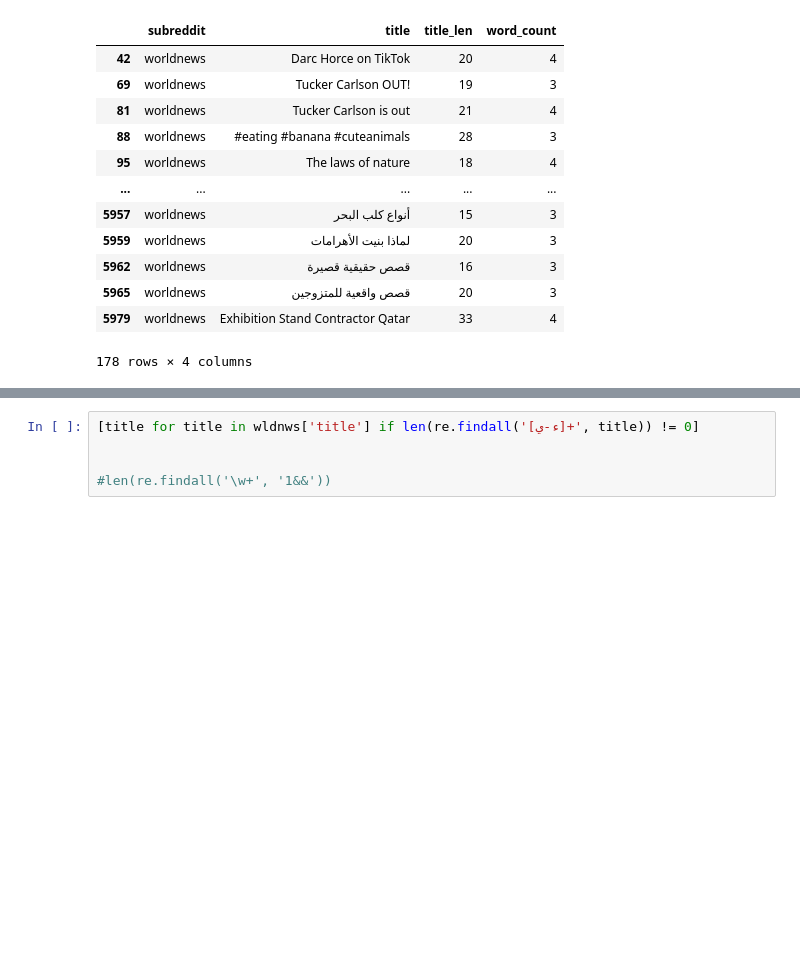
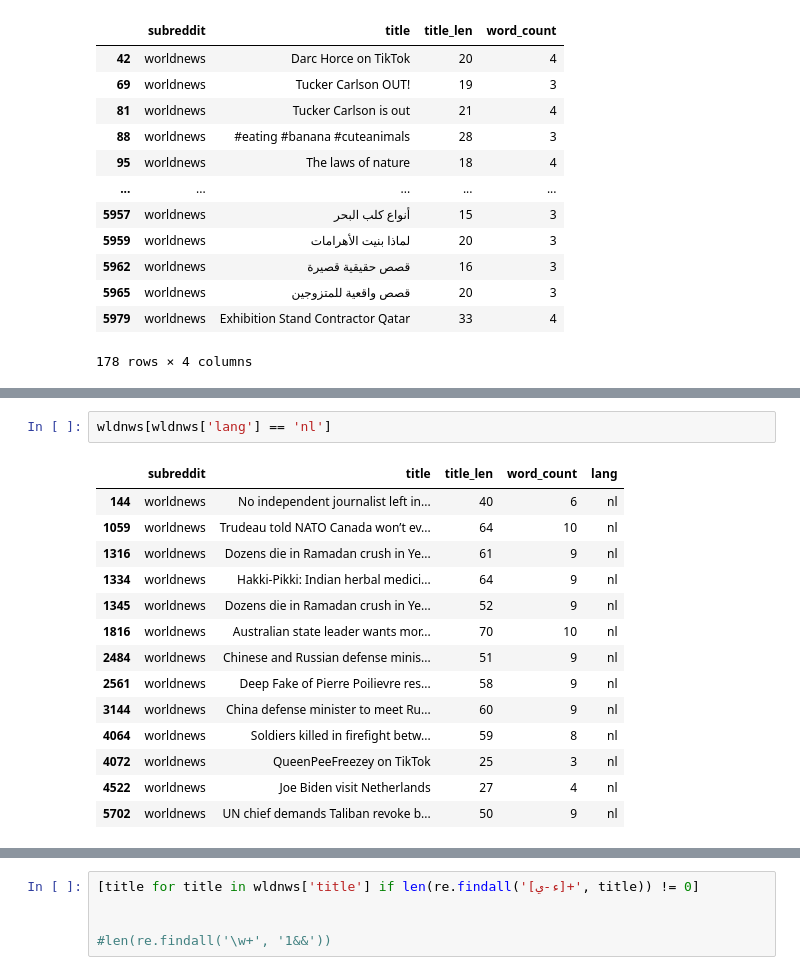
Before and after one commit to drossDS/Humor_Identification_with_NLP, a Jupyter notebook: code/2-Data_Cleaning.ipynb, the cells around one changed output, grey strips where cells are left out. Drawn from its saved outputs; the diff is of its cells as text; blank space fills up the shorter version.

```diff
--- a/code/2-Data_Cleaning.ipynb
+++ b/code/2-Data_Cleaning.ipynb
@@ -687,0 +724,17 @@ The Onion dataset will be left alone, however, the World News dataset will need
+# %%
+wldnws[wldnws['lang'] == 'nl']
+# %% [output]
+|  | subreddit | title | title_len | word_count | lang |
+| 144 | worldnews | No independent journalist left in... | 40 | 6 | nl |
+| 1059 | worldnews | Trudeau told NATO Canada won’t ev... | 64 | 10 | nl |
+| 1316 | worldnews | Dozens die in Ramadan crush in Ye... | 61 | 9 | nl |
+| 1334 | worldnews | Hakki-Pikki: Indian herbal medici... | 64 | 9 | nl |
+| 1345 | worldnews | Dozens die in Ramadan crush in Ye... | 52 | 9 | nl |
+| 1816 | worldnews | Australian state leader wants mor... | 70 | 10 | nl |
+| 2484 | worldnews | Chinese and Russian defense minis... | 51 | 9 | nl |
+| 2561 | worldnews | Deep Fake of Pierre Poilievre res... | 58 | 9 | nl |
+| 3144 | worldnews | China defense minister to meet Ru... | 60 | 9 | nl |
+| 4064 | worldnews | Soldiers killed in firefight betw... | 59 | 8 | nl |
+| 4072 | worldnews | QueenPeeFreezey on TikTok | 25 | 3 | nl |
+| 4522 | worldnews | Joe Biden visit Netherlands | 27 | 4 | nl |
+| 5702 | worldnews | UN chief demands Taliban revoke b... | 50 | 9 | nl |
```
Also changed, not shown: parts of 33 cells of this notebook.
